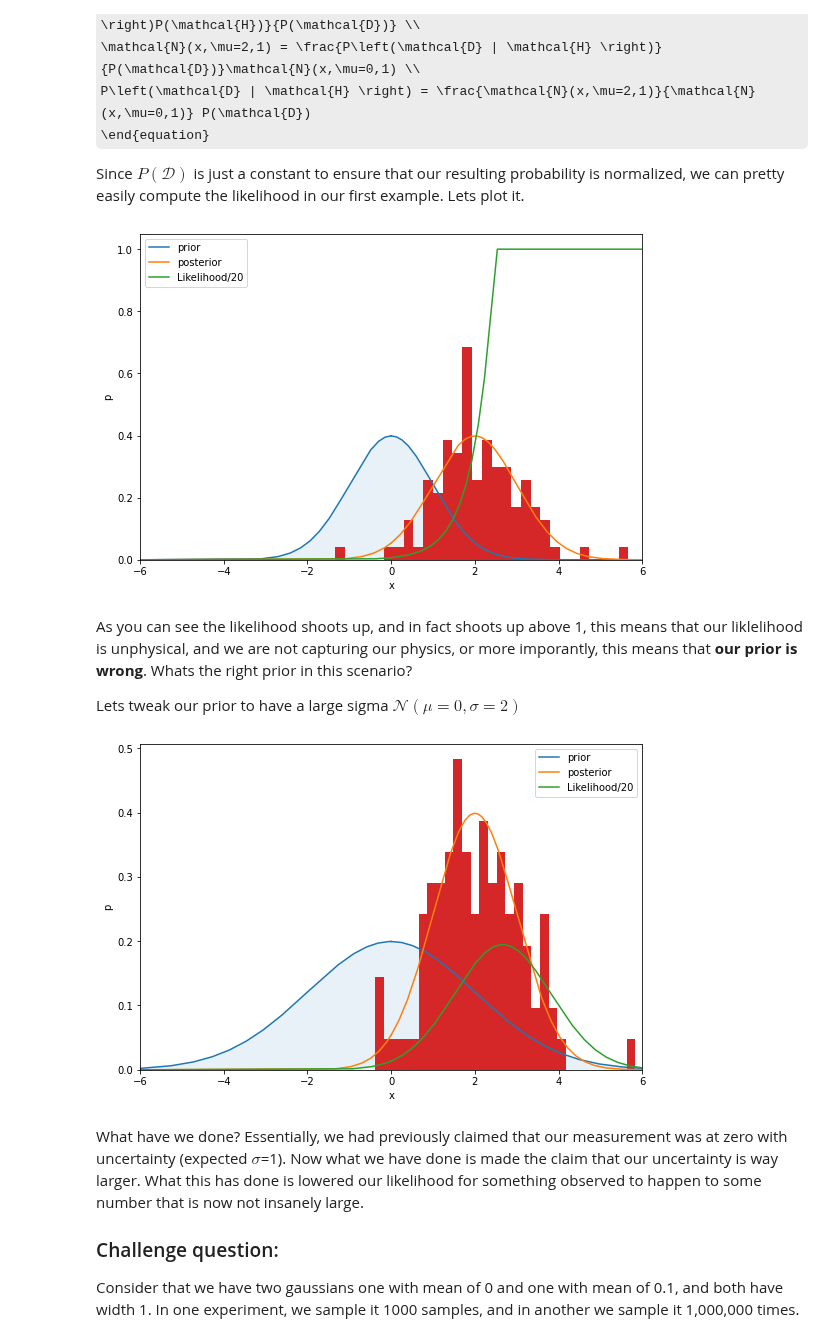
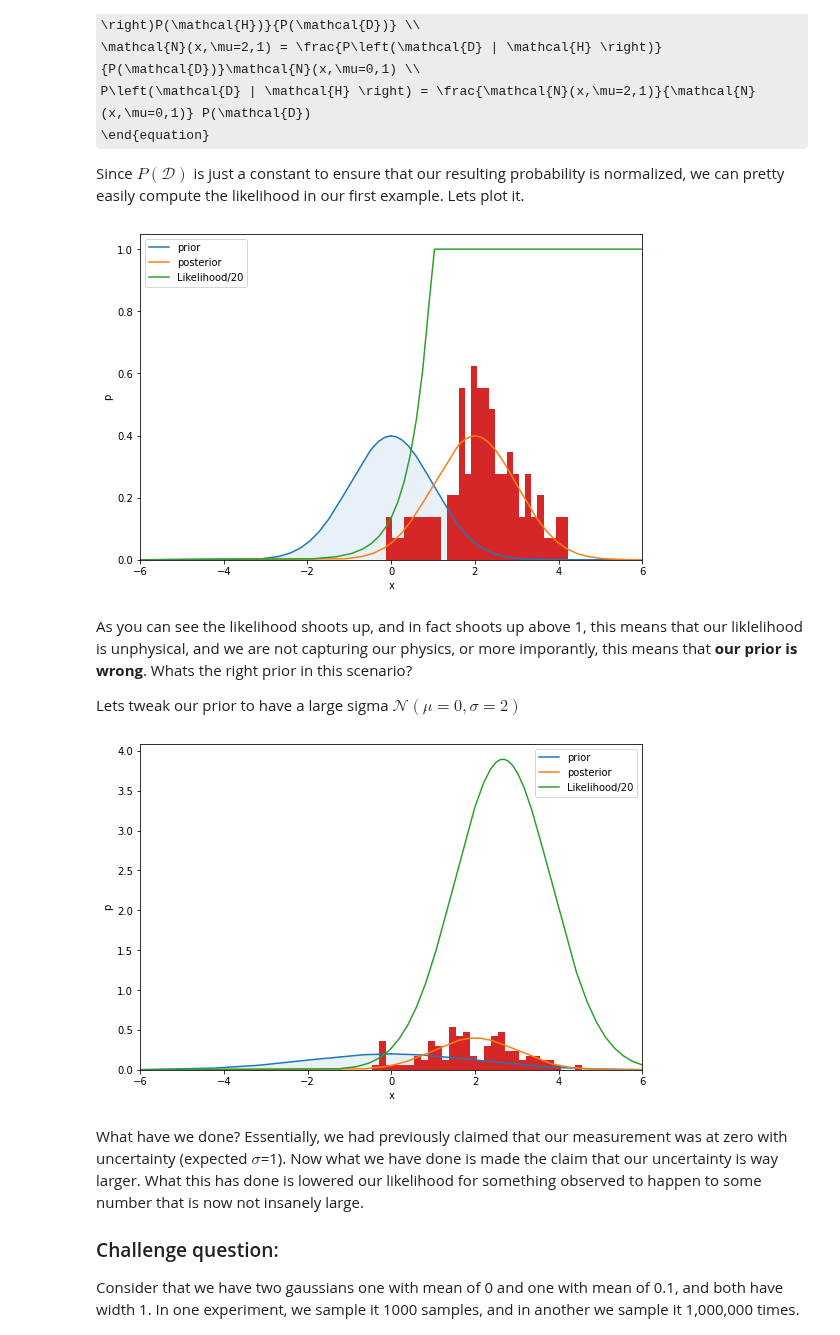
Before and after one commit to MIT-8s50/course, a Jupyter notebook: Lecture8/Lecture08_v1.ipynb, the cells around one changed output. Drawn from its saved outputs; the diff is of its cells as text; code cells hidden in the pictures; some formulas as TeX source.

```diff
--- a/Lecture8/Lecture08_v1.ipynb
+++ b/Lecture8/Lecture08_v1.ipynb
@@ -290,7 +312,7 @@ def plotGausSampleLike(iZ,iSample):
     #prior
     xs,ys=gaus(0,1)
     #likelihood
-    yratio=np.minimum(0.05*y/ys,1.)
+    yratio=np.minimum(y/ys,1.)
     #plot
     ax.plot(xs,ys,label='prior')
     ax.plot(x,y,label='posterior')
@@ -305,7 +327,7 @@ def plotGausSampleLike(iZ,iSample):
 
 plotGausSampleLike(2,100)
 # %% [output]
-[figure, old version]
+[figure, new version]
 # %% [markdown]
 As you can see the likelihood shoots up, and in fact shoots up above 1, this means that our liklelihood is unphysical, and we are not capturing our physics, or more imporantly, this means that **our prior is wrong**. Whats the right prior in this scenario?
 
@@ -313,31 +335,31 @@ Lets tweak our prior to have a large sigma $\mathcal{N}(\mu=0,\sigma=2)$
 # %%
 def plotGausSampleLike(iZ,iSample,iSigMax):
     plt.style.use('fast')
     fig, ax = plt.subplots(figsize=(9,6))
     #ample our posterior
     samples = np.random.normal(iZ,1,iSample)
     x,y=gaus(iZ,1)
     #Sample our prior
     xs,ys=gaus(0,iSigMax) #######<<<<< This is our tweak
     #now compute the likelihood
-    yratio=np.minimum(0.05*y/ys,20.)
+    yratio=np.minimum(y/ys,20.)
     #pot this stuff
     ax.plot(xs,ys,label='prior')
     ax.plot(x,y,label='posterior')
     ax.plot(x,yratio,label='Likelihood/20')
     count, bins, ignored = plt.hist(samples, 30, density=True)
     ax.fill_between(xs,ys,0, alpha=0.1)
     ax.set_xlim([-6,6])
     ax.set_xlabel('x')
     ax.set_ylabel('p')
     ax.legend()
     plt.show()
     #now return our sampled normal distribution
     return samples
 
 samples=plotGausSampleLike(2,100,2)
 # %% [output]
-[figure, old version]
+[figure, new version]
 # %% [markdown]
 What have we done?  Essentially, we had previously claimed that our measurement was at zero with uncertainty (expected $\sigma$=1). Now what we have done is made the claim that our uncertainty is way larger. What this has done is lowered our likelihood for something observed to happen to some number that is now not insanely large.
 
```
Also changed, not shown: parts of 11 cells of this notebook, 13 other files.
